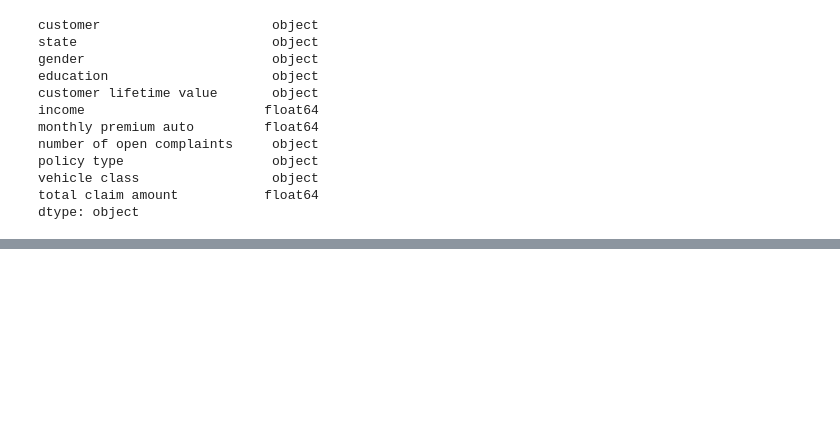
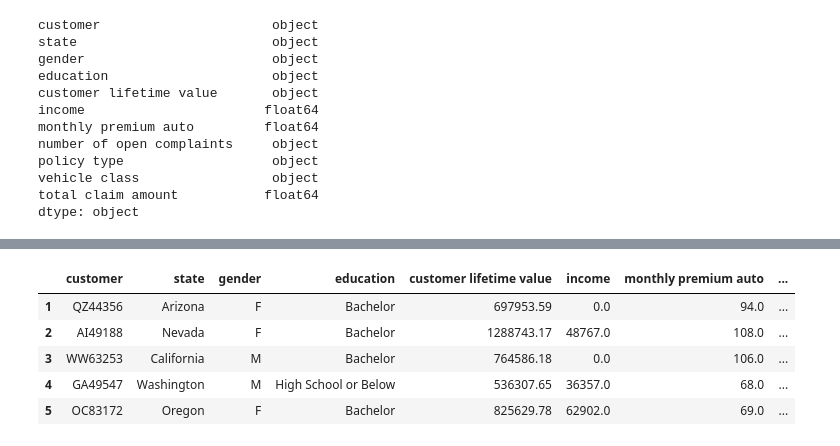
Before and after one commit to esSarah/IronRoth, a Jupyter notebook: Case Study/Customer_Analysis_Case_Study/GrandTheftAuto.ipynb, the cells around one changed output, grey strips where cells are left out. Cells and saved outputs as stored; diff of their text form; code cells hidden in the pictures; blank space fills up the shorter version.

```diff
--- a/Case Study/Customer_Analysis_Case_Study/GrandTheftAuto.ipynb
+++ b/Case Study/Customer_Analysis_Case_Study/GrandTheftAuto.ipynb
@@ -291,0 +380,15 @@ Name: number of open complaints, dtype: int64
+# %%
+# 1. delete percent sign
+concoction['customer lifetime value'] = concoction['customer lifetime value'].apply(lambda x: str(x).split(".")[0])
+# %%
+# 2. convert to numeric
+concoction['customer lifetime value'] =  pd.to_numeric(concoction['customer lifetime value'], errors='coerce')
+# %%
+concoction.head()
+# %% [output]
+|  | customer | state | gender | education | customer lifetime value | income | monthly premium auto | ... |
+| 1 | QZ44356 | Arizona | F | Bachelor | 697953.59 | 0.0 | 94.0 | ... |
+| 2 | AI49188 | Nevada | F | Bachelor | 1288743.17 | 48767.0 | 108.0 | ... |
+| 3 | WW63253 | California | M | Bachelor | 764586.18 | 0.0 | 106.0 | ... |
+| 4 | GA49547 | Washington | M | High School or Below | 536307.65 | 36357.0 | 68.0 | ... |
+| 5 | OC83172 | Oregon | F | Bachelor | 825629.78 | 62902.0 | 69.0 | ... |
```
Also changed, not shown: parts of 16 cells of this notebook.
